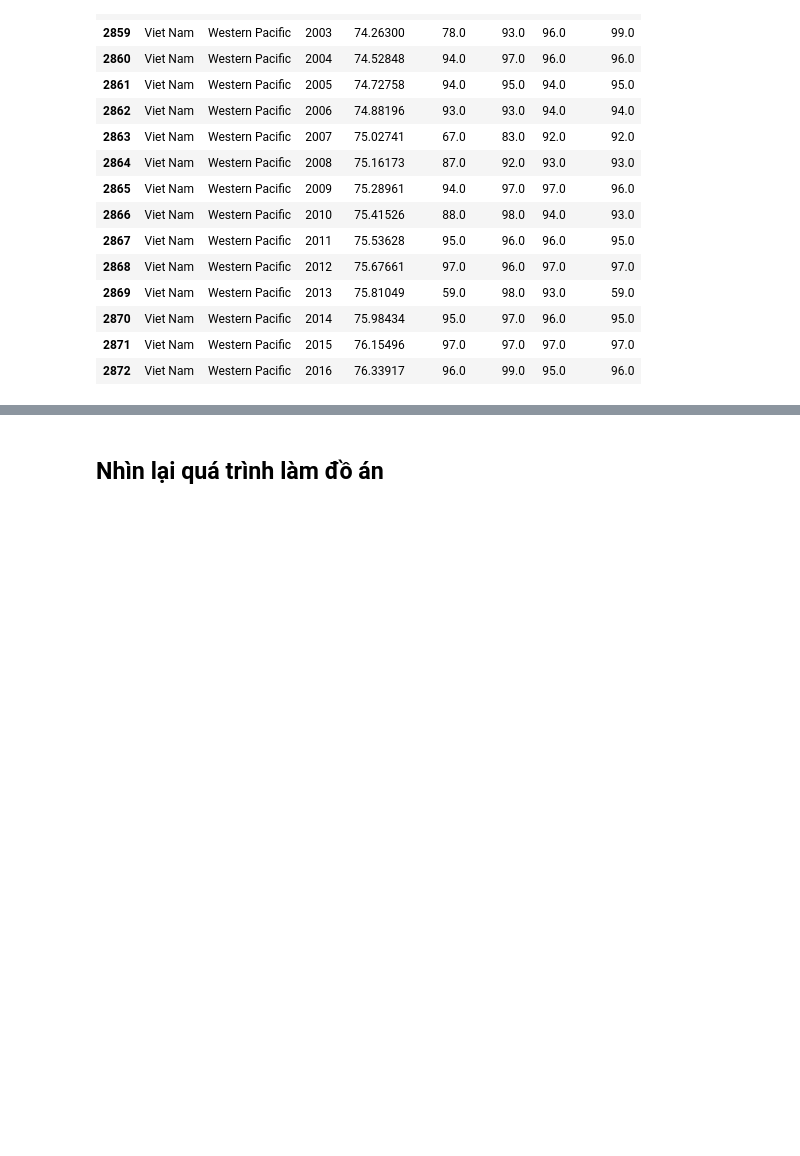
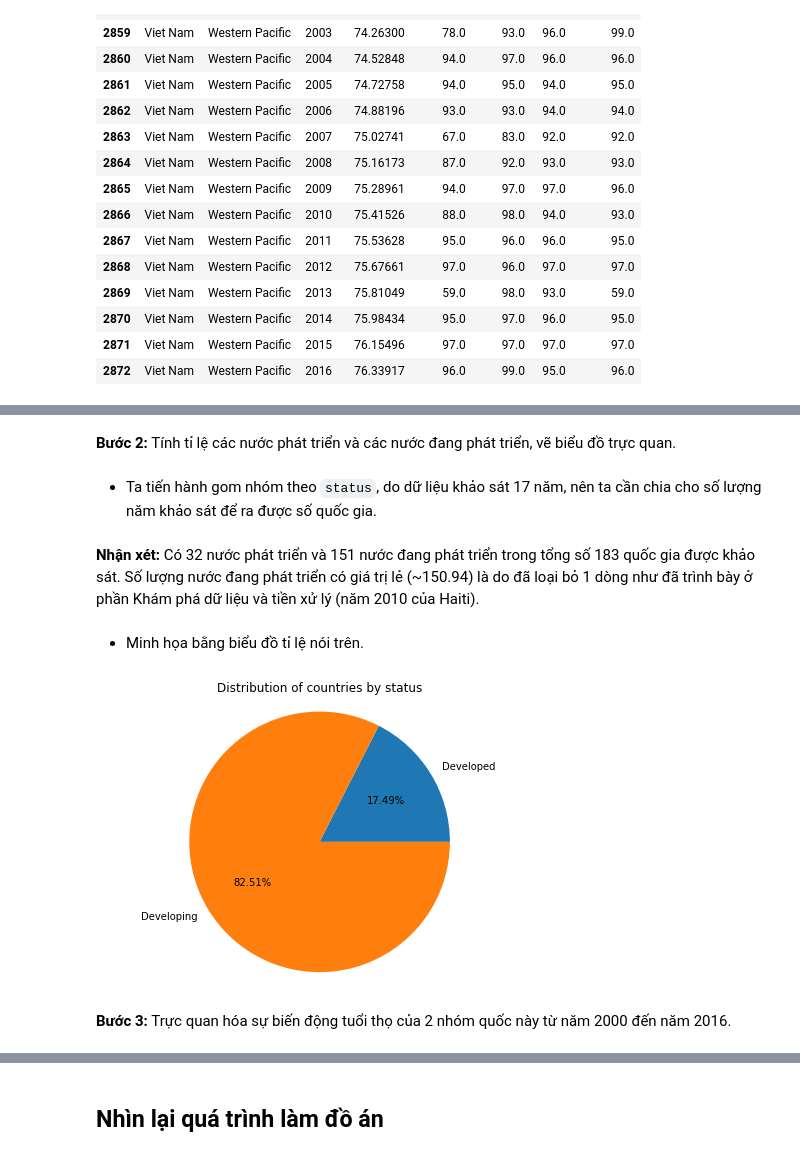
Before and after one commit to tronglocbrvt/FinalProject-P4DS, a Jupyter notebook: 18120197_19120068.ipynb, the cells around one changed output, grey strips where cells are left out. Cells and saved outputs as stored; diff of their text form; code cells hidden in the pictures; blank space fills up the shorter version.

Commit message:
answer question 3 and upload conclusion

```diff
--- a/18120197_19120068.ipynb
+++ b/18120197_19120068.ipynb
@@ -1458,0 +1482,5 @@ medical_df[medical_df['country'] == 'Viet Nam']
+# %%
+status_countries_pd = pd.read_csv('./Data/DataForQuestion/Life Expectancy Data.csv')[['Country','Status']]
+status_countries_pd = status_countries_pd.drop_duplicates().reset_index().drop(columns = 'index')
+status_countries_pd = status_countries_pd.rename(columns = {'Country': 'country', 'Status': 'status'})
+status_countries_pd
@@ -1458,0 +1503,4 @@ medical_df[medical_df['country'] == 'Viet Nam']
+# %%
+life_exp_status_df = pd.merge(left=life_exp_pro_df, right=status_countries_pd, \
+                              left_on='country', right_on='country', how='left')
+life_exp_status_df.shape
@@ -1458,0 +1549,11 @@ medical_df[medical_df['country'] == 'Viet Nam']
+# %%
+status_eswatini = status_countries_pd[status_countries_pd['country'] ==\
+                            'Swaziland']['status'].values[0]
+life_exp_status_df.update(life_exp_status_df.loc[life_exp_status_df['country'] == 'Eswatini']['status'] \
+                          .replace(np.nan, status_eswatini))
+
+status_mace = status_countries_pd[status_countries_pd['country'] ==\
+                            'The former Yugoslav republic of Macedonia']['status'].values[0]
+life_exp_status_df.update(life_exp_status_df.loc[life_exp_status_df['country'] ==\
+                                                 'Republic of North Macedonia']['status'] \
+                          .replace(np.nan, status_mace))
@@ -1458,0 +1568,21 @@ medical_df[medical_df['country'] == 'Viet Nam']
+# %% [markdown]
+**Bước 2:** Tính tỉ lệ các nước phát triển và các nước đang phát triển, vẽ biểu đồ trực quan.
+# %% [markdown]
+* Ta tiến hành gom nhóm theo `status`, do dữ liệu khảo sát 17 năm, nên ta cần chia cho số lượng năm khảo sát để ra được số quốc gia.
+# %%
+num_countries_status = life_exp_status_df[['status']].groupby('status').size() / len(YEARS)
+# %% [markdown]
+**Nhận xét:** Có 32 nước phát triển và 151 nước đang phát triển trong tổng số 183 quốc gia được khảo sát. Số lượng nước đang phát triển có giá trị lẻ (~150.94) là do đã loại bỏ 1 dòng như đã trình bày ở phần Khám phá dữ liệu và tiền xử lý (năm 2010 của Haiti).
+# %% [markdown]
+* Minh họa bằng biểu đồ tỉ lệ nói trên.
+# %%
+fig = plt.figure()
+ax = fig.add_axes([0,0,1,1])
+ax.pie(num_countries_status.values, labels = num_countries_status.index,autopct='%1.2f%%')
+ax.axis('equal')
+ax.set_title('Distribution of countries by status')
+plt.show()
+# %% [output]
+[figure, added]
+# %% [markdown]
+**Bước 3:** Trực quan hóa sự biến động tuổi thọ của 2 nhóm quốc này từ năm 2000 đến năm 2016.
```
Also changed, not shown: parts of 75 cells of this notebook, 1 other file.
